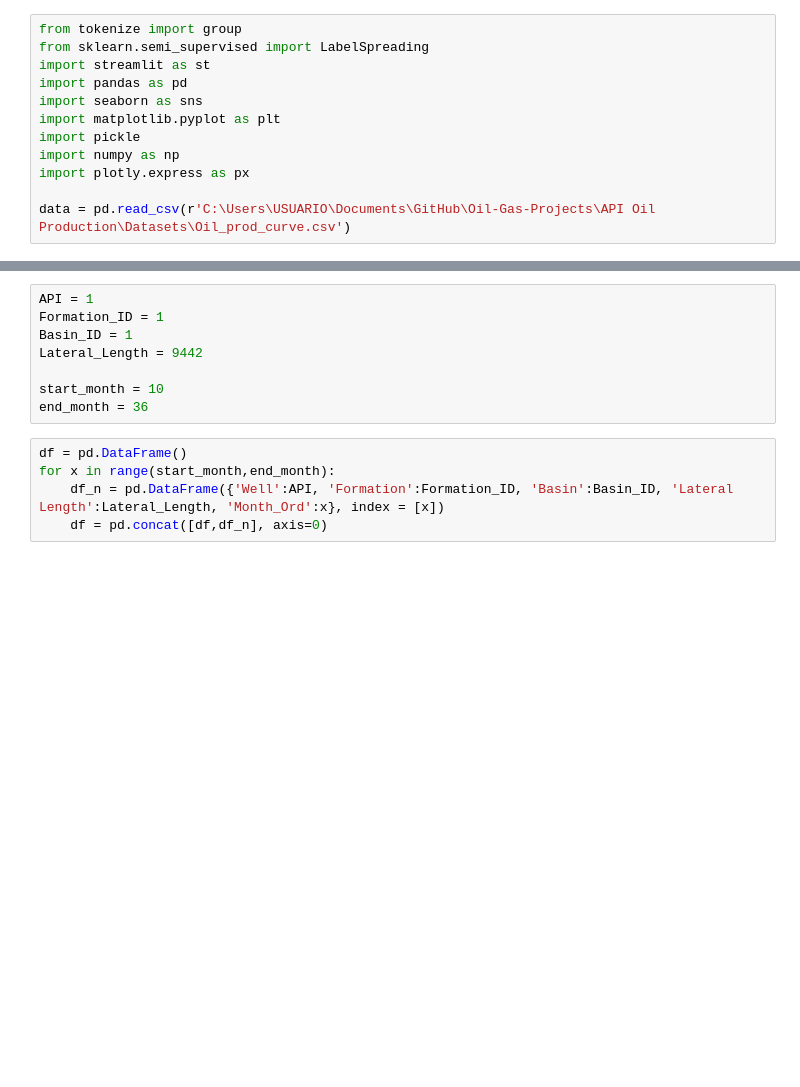
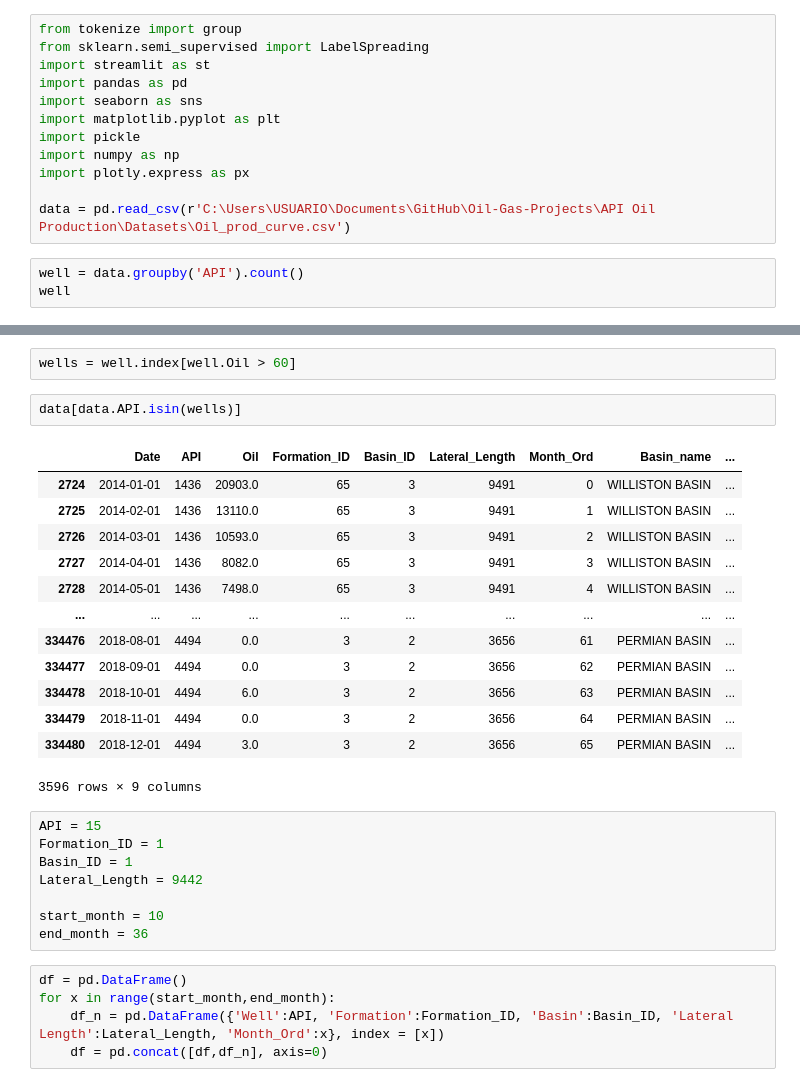
Before and after one commit to Dnbg1982/Oil-Gas-Projects, a Jupyter notebook: API Oil Production/Notebooks/prod.ipynb, the cells around one changed output, grey strips where cells are left out. Drawn from its saved outputs; the diff is of its cells as text; blank space fills up the shorter version.

```diff
--- a/API Oil Production/Notebooks/prod.ipynb
+++ b/API Oil Production/Notebooks/prod.ipynb
@@ -10,3 +10,6 @@ import numpy as np
 import plotly.express as px
 
 data = pd.read_csv(r'C:\Users\USUARIO\Documents\GitHub\Oil-Gas-Projects\API Oil Production\Datasets\Oil_prod_curve.csv')
+# %%
+well = data.groupby('API').count()
+well
@@ -13,5 +31,23 @@ data = pd.read_csv(r'C:\Users\USUARIO\Documents\GitHub\Oil-Gas-Projects\API Oil
+# %%
+wells = well.index[well.Oil > 60]
+# %%
+data[data.API.isin(wells)]
+# %% [output]
+|  | Date | API | Oil | Formation_ID | Basin_ID | Lateral_Length | Month_Ord | Basin_name | ... |
+| 2724 | 2014-01-01 | 1436 | 20903.0 | 65 | 3 | 9491 | 0 | WILLISTON BASIN | ... |
+| 2725 | 2014-02-01 | 1436 | 13110.0 | 65 | 3 | 9491 | 1 | WILLISTON BASIN | ... |
+| 2726 | 2014-03-01 | 1436 | 10593.0 | 65 | 3 | 9491 | 2 | WILLISTON BASIN | ... |
+| 2727 | 2014-04-01 | 1436 | 8082.0 | 65 | 3 | 9491 | 3 | WILLISTON BASIN | ... |
+| 2728 | 2014-05-01 | 1436 | 7498.0 | 65 | 3 | 9491 | 4 | WILLISTON BASIN | ... |
+| ... | ... | ... | ... | ... | ... | ... | ... | ... | ... |
+| 334476 | 2018-08-01 | 4494 | 0.0 | 3 | 2 | 3656 | 61 | PERMIAN BASIN | ... |
+| 334477 | 2018-09-01 | 4494 | 0.0 | 3 | 2 | 3656 | 62 | PERMIAN BASIN | ... |
+| 334478 | 2018-10-01 | 4494 | 6.0 | 3 | 2 | 3656 | 63 | PERMIAN BASIN | ... |
+| 334479 | 2018-11-01 | 4494 | 0.0 | 3 | 2 | 3656 | 64 | PERMIAN BASIN | ... |
+| 334480 | 2018-12-01 | 4494 | 3.0 | 3 | 2 | 3656 | 65 | PERMIAN BASIN | ... |
+3596 rows × 9 columns
 # %%
-API = 1
+API = 15
 Formation_ID = 1
 Basin_ID = 1
 Lateral_Length = 9442
```
Also changed, not shown: parts of 6 cells of this notebook.
